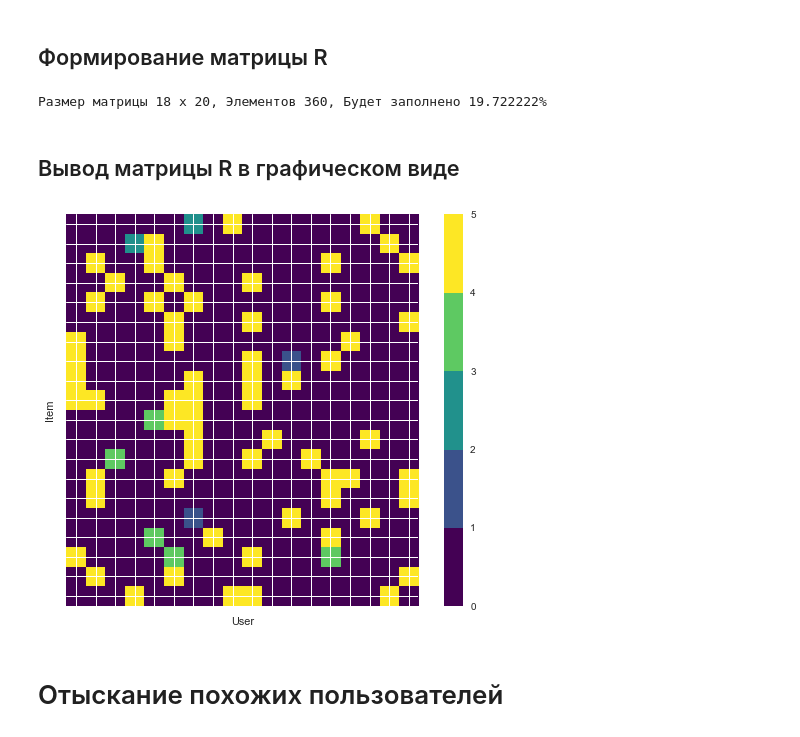
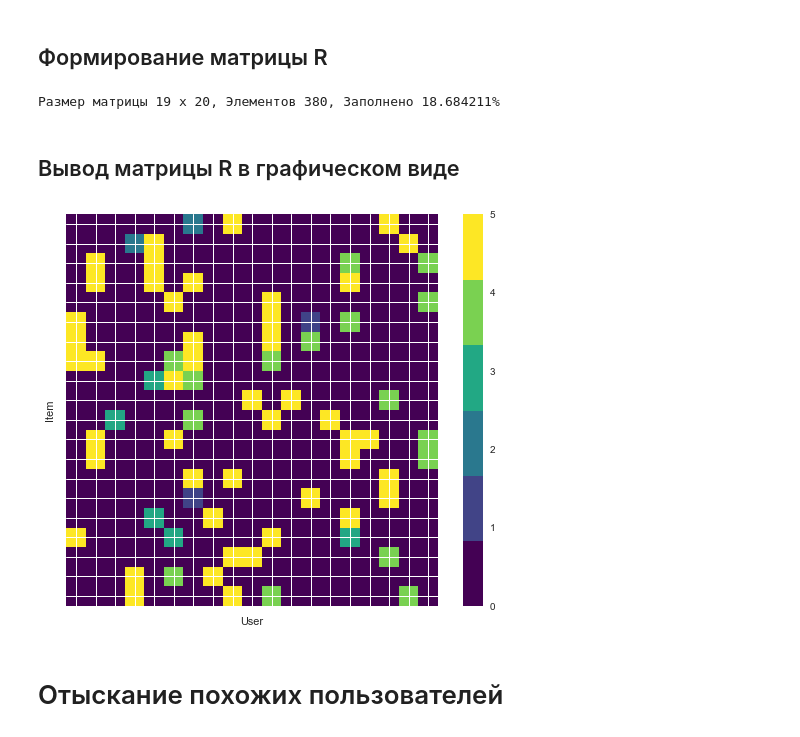
Before and after one commit to Copatych/ngtu_intell_systems, a Jupyter notebook: lab_work_1_2.ipynb, the cells around one changed output. Cells and saved outputs as stored; diff of their text form; code cells hidden in the pictures.

```diff
--- a/lab_work_1_2.ipynb
+++ b/lab_work_1_2.ipynb
@@ -168,45 +180,49 @@ itemUniqList.sort()
 # %% [markdown]
 ## Формирование матрицы R
 # %%
-# Создание матрицы нужной размерности
-dataMatrix=np.zeros((len(userUniqList), len(itemUniqList)))
+def createR(rankings: pd.DataFrame, userUniqList: list, itemUniqList: list) -> np.ndarray :
+    # Создание матрицы нужной размерности
+    R = np.zeros((len(userUniqList), len(itemUniqList)))
 
-# Занесение оценок в матрицу
-for i in tqdm(rankings.index) :
-    line = rankings.loc[i, :]
-    userName = line["user"]
-    itemName = line["item"]
-    rate = float(line["rating"])
-    # получить индекс ИД_пользователя/предмета в списке уникальных ИД
-    indexForUser = userUniqList.index(userName)
-    indexForItem = itemUniqList.index(itemName)
-    # Внести оценку
-    dataMatrix[indexForUser, indexForItem] = rate
+    # Занесение оценок в матрицу
+    for i in tqdm(rankings.index) :
+        line = rankings.loc[i, :]
+        userName = line["user"]
+        itemName = line["item"]
+        rate = float(line["rating"])
+        # получить индекс ИД_пользователя/предмета в списке уникальных ИД
+        indexForUser = userUniqList.index(userName)
+        indexForItem = itemUniqList.index(itemName)
+        # Внести оценку
+        R[indexForUser, indexForItem] = rate
+    return R
+# %%
+R = createR(rankings, userUniqList, itemUniqList)
 # %%
 # Расчет доли заполнения оценками
-print("Размер матрицы {} x {}, Элементов {}, Будет заполнено {:%}".format (
-    dataMatrix.shape[0], dataMatrix.shape[1],
-    dataMatrix.shape[0] * dataMatrix.shape[1],
-    len (rankings)/(dataMatrix.shape[0] * dataMatrix.shape[1])))
+print("Размер матрицы {} x {}, Элементов {}, Заполнено {:%}".format (
+    R.shape[0], R.shape[1],
+    R.shape[0] * R.shape[1],
+    len (rankings)/(R.shape[0] * R.shape[1])))
 # %% [output]
-Размер матрицы 18 x 20, Элементов 360, Будет заполнено 19.722222%
+Размер матрицы 19 x 20, Элементов 380, Заполнено 18.684211%
 # %% [markdown]
 ## Вывод матрицы R в графическом виде
 # %%
 # Вывод матрицы R в графическом виде
 from matplotlib import cm
 
-def visualizeR(dataMatrix, xlabel, ylabel, xlabelsList=None, ylabelsList=None, isAddTicks=False, autoFigsize=True):
-
-    # создание своей цветовой карты, с разделением на 5 участков по количеству оценок
-    myColorMap = cm.get_cmap('viridis', 5)
+def visualizeR(R: np.ndarray, xlabel: str, ylabel: str, xlabelsList=None, ylabelsList=None, isAddTicks=False, autoFigsize=True):
+    R = R.round().astype('int8')
+    # создание своей цветовой карты, с разделением на 6 участков по количеству оценок (включая 0)
+    myColorMap = cm.get_cmap('viridis', 6)
 
     # создание полотна размером HхW
     if autoFigsize:
         plt.figure(figsize=(9, 6.5))
 
     # отрисовка матрицы, применив цветовую карту
-    plt.imshow(dataMatrix, myColorMap)
+    plt.imshow(R, myColorMap)
 
     # добавление названия осей
     plt.xlabel(xlabel)
@@ -235,13 +251,13 @@ def visualizeR(dataMatrix, xlabel, ylabel, xlabelsList=None, ylabelsList=None, i
     # добавление цветовой полосы
     plt.colorbar()
 # %%
-# visualizeR(dataMatrix, "Item", "User", itemUniqList, userUniqList)
+# visualizeR(R, "Item", "User", itemUniqList, userUniqList)
 
 # Транспонированная матрица R
 plt.figure(figsize=(9, 7.2))
-visualizeR(dataMatrix.T, "User", "Item", userUniqList, itemUniqList, autoFigsize=False)
+visualizeR(R.T, "User", "Item", userUniqList, itemUniqList, autoFigsize=False)
 # %% [output]
-[figure, old version]
+[figure, new version]
 # %% [markdown]
 # Отыскание похожих пользователей
 # %% [markdown]
```
Also changed, not shown: parts of 29 cells of this notebook.
